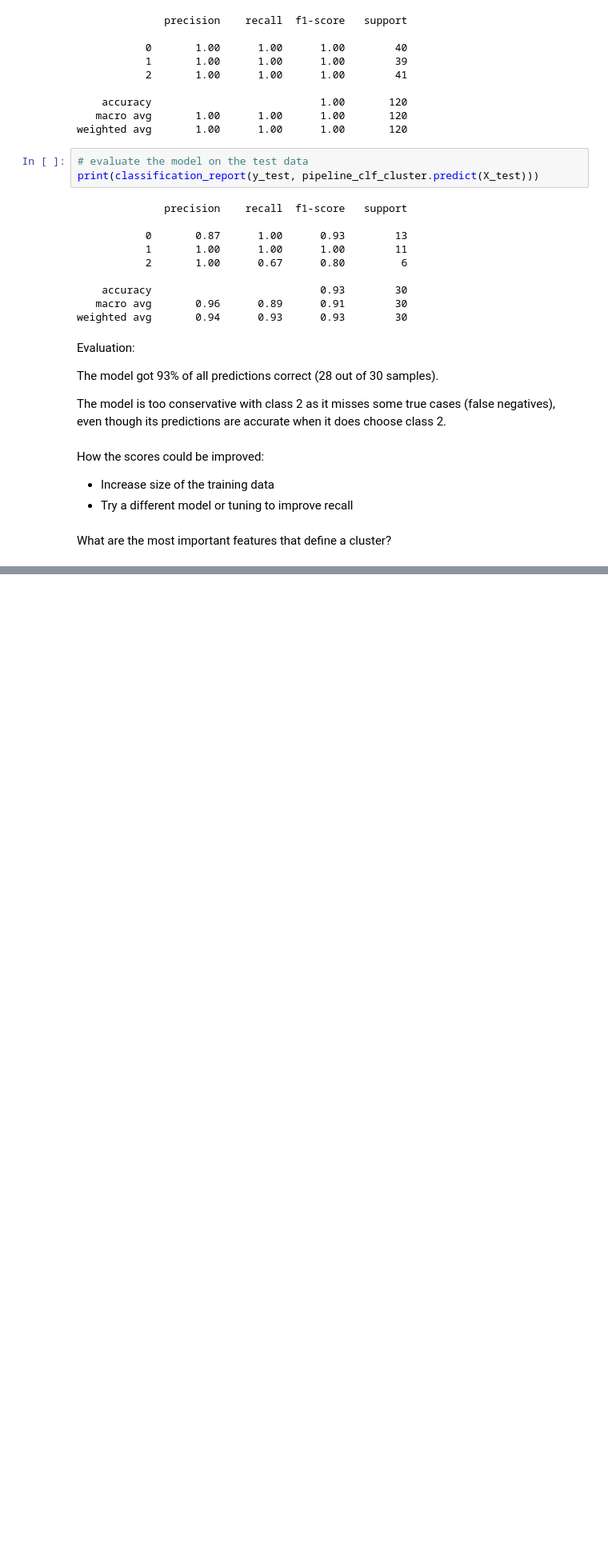
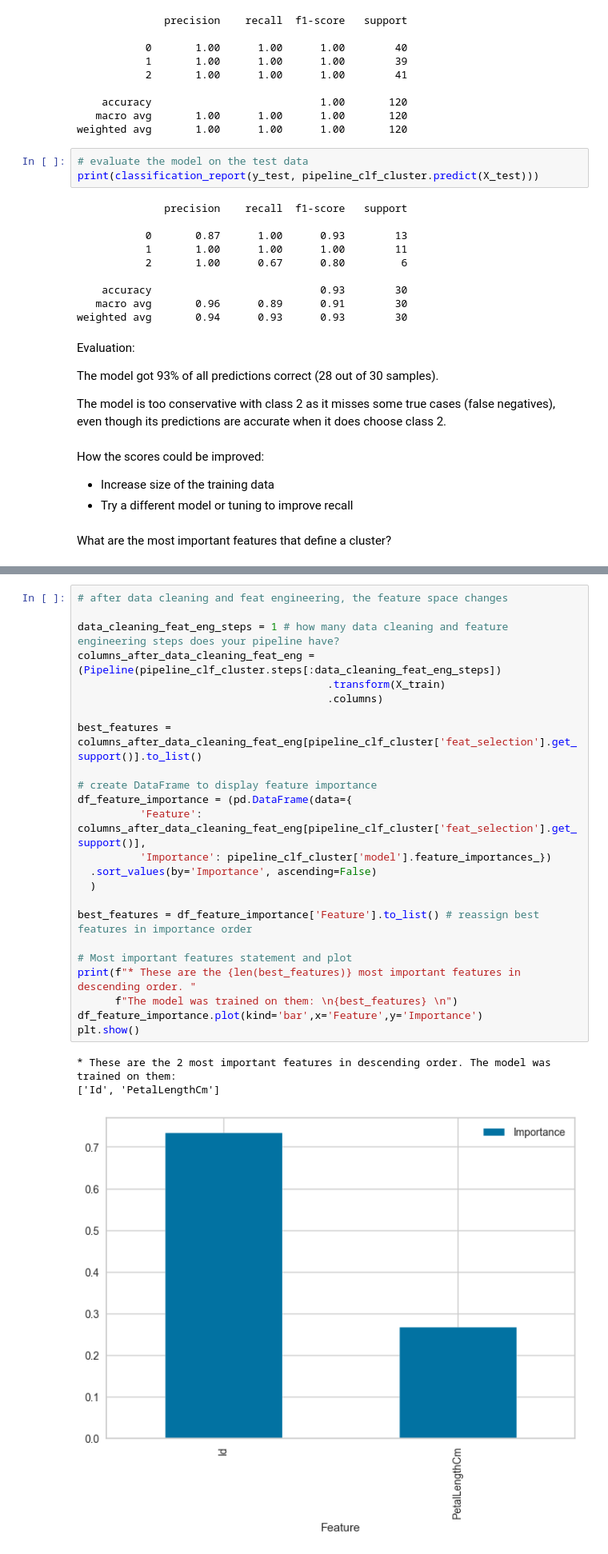
Before and after one commit to BethW83/Iris-Clustering, a Jupyter notebook: jupyter_notebooks/02_cluster_notebook.ipynb, the cells around one changed output, grey strips where cells are left out. Shown at 80% size. Saved outputs shown, nothing was run; the diff lists cells and outputs as text; blank space fills up the shorter version.

```diff
--- a/jupyter_notebooks/02_cluster_notebook.ipynb
+++ b/jupyter_notebooks/02_cluster_notebook.ipynb
@@ -441,0 +434,28 @@ What are the most important features that define a cluster?
+# %%
+# after data cleaning and feat engineering, the feature space changes
+
+data_cleaning_feat_eng_steps = 1 # how many data cleaning and feature engineering steps does your pipeline have?
+columns_after_data_cleaning_feat_eng = (Pipeline(pipeline_clf_cluster.steps[:data_cleaning_feat_eng_steps])
+                                        .transform(X_train)
+                                        .columns)
+
+best_features = columns_after_data_cleaning_feat_eng[pipeline_clf_cluster['feat_selection'].get_support()].to_list()
+
+# create DataFrame to display feature importance
+df_feature_importance = (pd.DataFrame(data={
+          'Feature': columns_after_data_cleaning_feat_eng[pipeline_clf_cluster['feat_selection'].get_support()],
+          'Importance': pipeline_clf_cluster['model'].feature_importances_})
+  .sort_values(by='Importance', ascending=False)
+  )
+
+best_features = df_feature_importance['Feature'].to_list() # reassign best features in importance order
+
+# Most important features statement and plot
+print(f"* These are the {len(best_features)} most important features in descending order. "
+      f"The model was trained on them: \n{best_features} \n")
+df_feature_importance.plot(kind='bar',x='Feature',y='Importance')
+plt.show()
+# %% [output]
+* These are the 2 most important features in descending order. The model was trained on them:
+['Id', 'PetalLengthCm']
+[figure, added]
```
Also changed, not shown: parts of 10 cells of this notebook.
